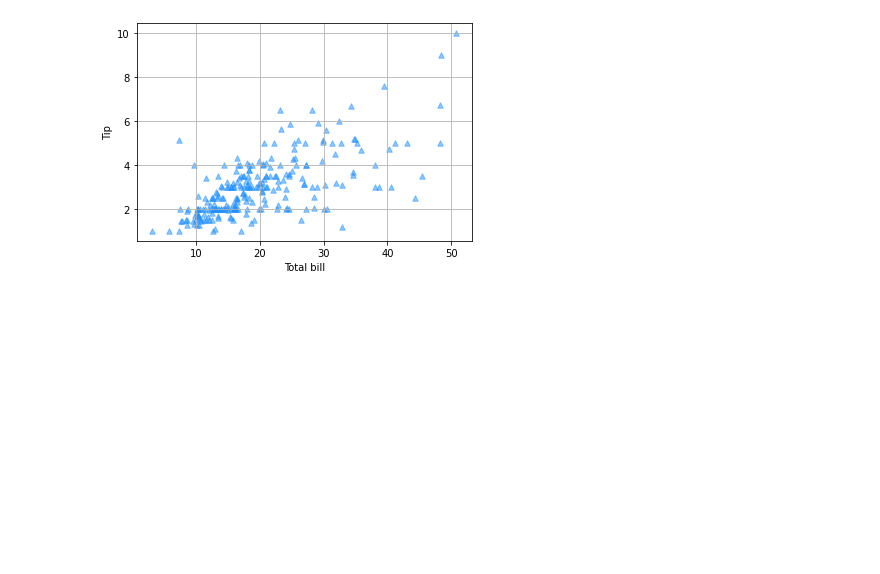
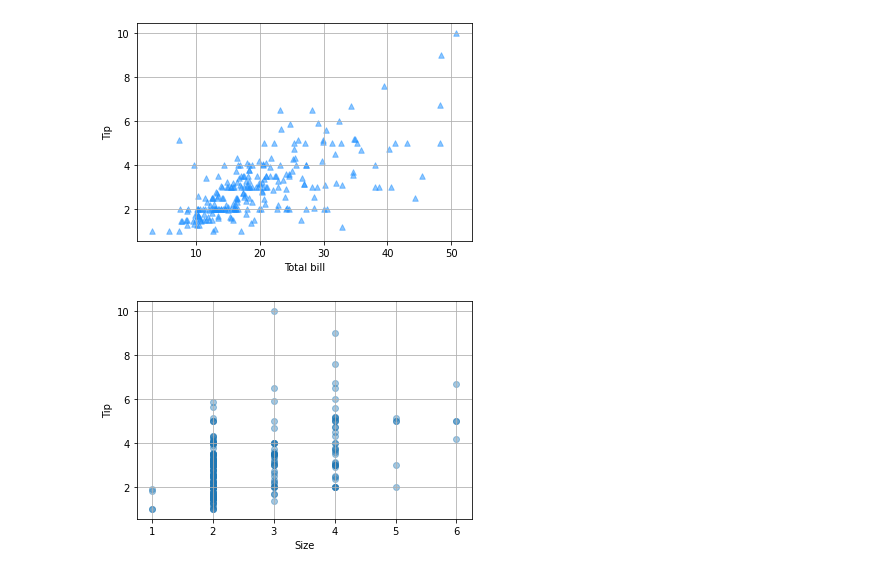
Before and after one commit to JakeOh/202208_itw_java134_lab_python, a Jupyter notebook: py21_matplotlib.ipynb, the cells around one changed output. Saved outputs shown, nothing was run; the diff lists cells and outputs as text; code cells hidden in the pictures; blank space fills up the shorter version.

```diff
--- a/py21_matplotlib.ipynb
+++ b/py21_matplotlib.ipynb
@@ -471,3 +471,14 @@ plt.grid()
 plt.show()
 # %% [output]
 [figure]
+# %%
+# tip ~ size: boxplot과 같이 데이터의 분산을 보여줌.
+plt.scatter(x=tips['size'], y=tips['tip'], alpha=0.4)
+
+plt.xlabel('Size')
+plt.ylabel('Tip')
+plt.grid()
+
+plt.show()
+# %% [output]
+[figure, added]
```
Also changed, not shown: parts of 4 cells of this notebook.
